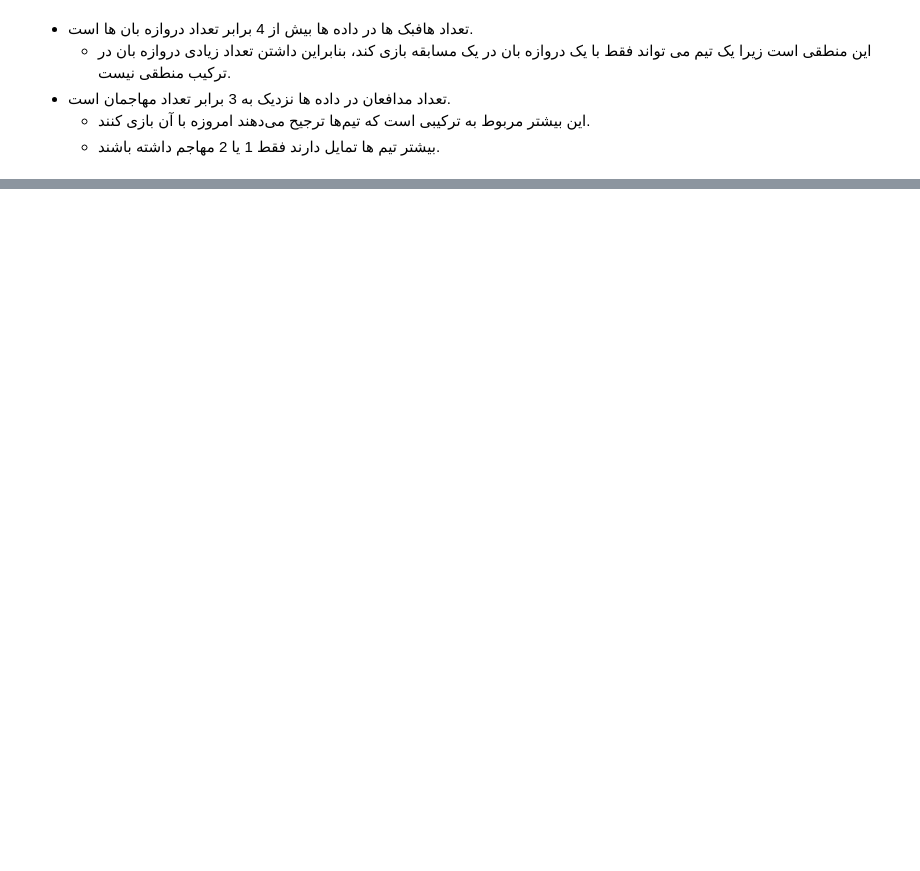
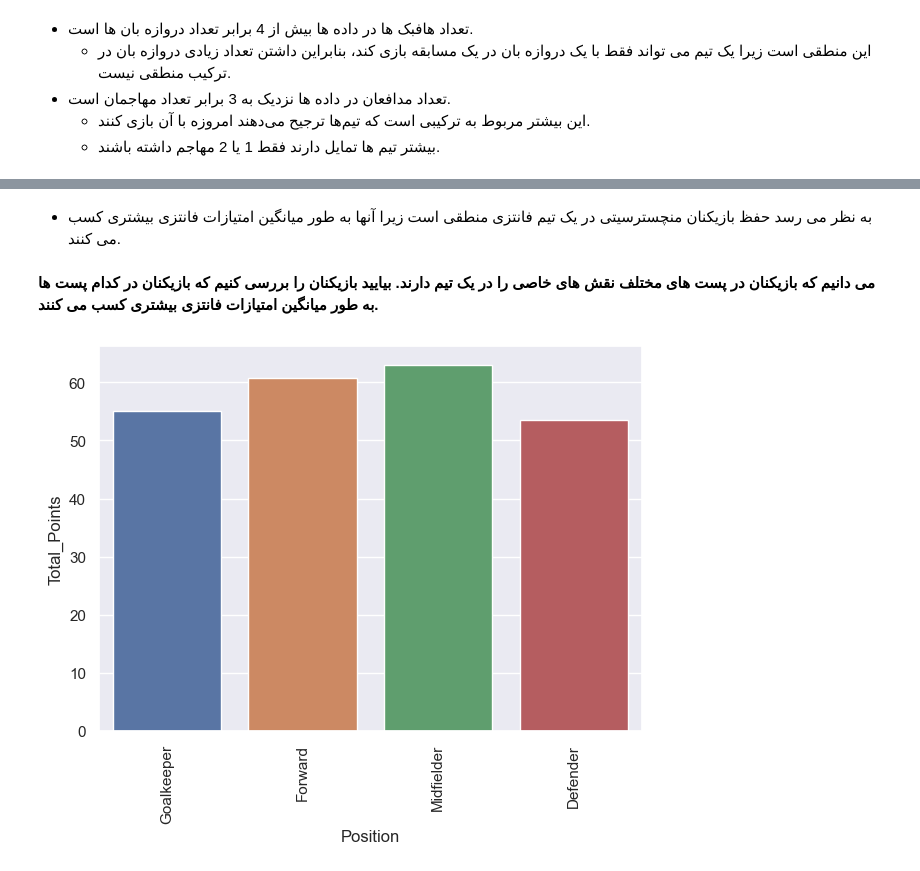
Before and after one commit to RmanAkbarzadeh/Fantasy-sport, a Jupyter notebook: fantasy_football.ipynb, the cells around one changed output, grey strips where cells are left out. Cells and saved outputs as stored; diff of their text form; code cells hidden in the pictures; blank space fills up the shorter version.

```diff
--- a/fantasy_football.ipynb
+++ b/fantasy_football.ipynb
@@ -393,0 +428,11 @@ labeled_barplot(df, 'Position')
+# %% [markdown]
+- به نظر می رسد حفظ بازیکنان منچسترسیتی در یک تیم فانتزی منطقی است زیرا آنها به طور میانگین امتیازات فانتزی بیشتری کسب می کنند.
+# %% [markdown]
+**می دانیم که بازیکنان در پست های مختلف نقش های خاصی را در یک تیم دارند. بیایید بازیکنان را بررسی کنیم که بازیکنان در کدام پست ها به طور میانگین امتیازات فانتزی بیشتری کسب می کنند.**
+# %%
+plt.figure(figsize = (7, 5))
+sns.barplot(data = df, x = 'Position', y = 'Total_Points', ci = False)
+plt.xticks(rotation = 90)
+plt.show()
+# %% [output]
+[figure, added]
```
Also changed, not shown: parts of 57 cells of this notebook.
